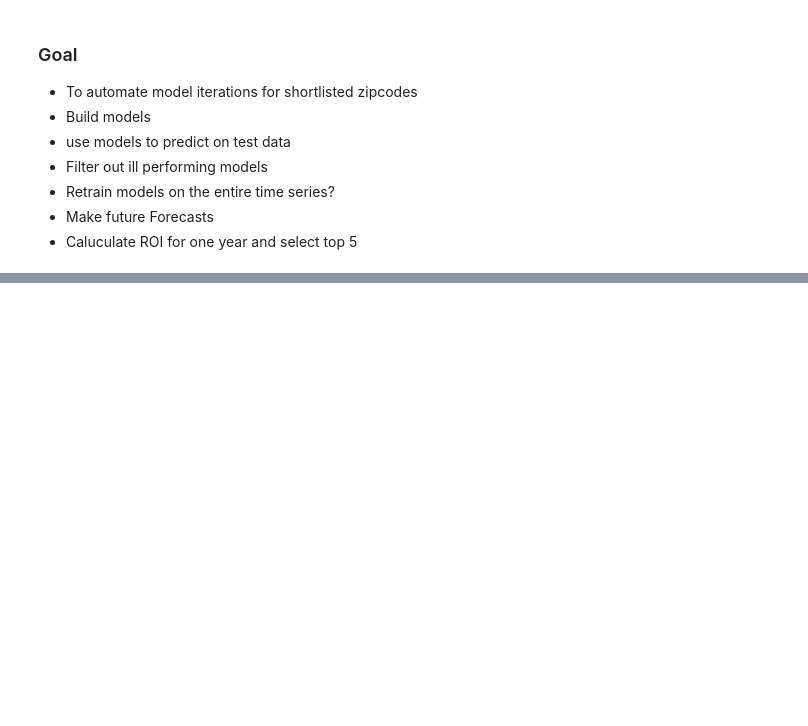
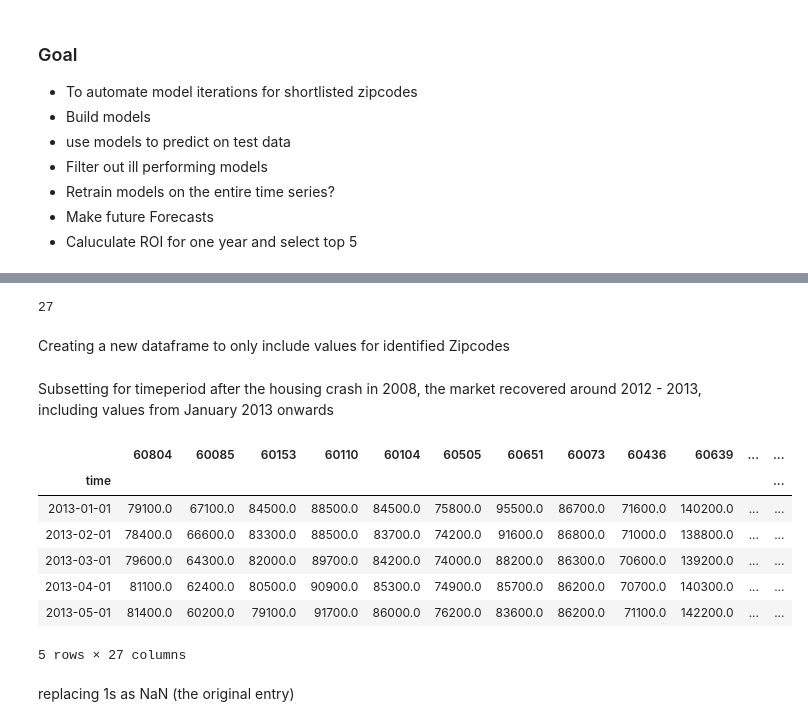
Before and after one commit to mattcarr17/time_series_project, a Jupyter notebook: notebooks/exploratory/04_ll_models.ipynb, the cells around one changed output, grey strips where cells are left out. Cells and saved outputs as stored; diff of their text form; code cells hidden in the pictures; blank space fills up the shorter version.

```diff
--- a/notebooks/exploratory/04_ll_models.ipynb
+++ b/notebooks/exploratory/04_ll_models.ipynb
@@ -120,0 +71,3 @@ sorted_list = sorted(dict_name, key= lambda x: x[1], reverse=True)
+# %%
+roi5_regions = top_15_ROI5.values
+roi2_regions = top_15_ROI2.values
@@ -120,0 +76,35 @@ sorted_list = sorted(dict_name, key= lambda x: x[1], reverse=True)
+# %%
+regions = []
+for region in roi5_regions:
+    regions.append(region)
+for region in roi2_regions:
+    if region not in regions:
+        regions.append(region)
+len(regions)
+# %% [output]
+27
+# %% [markdown]
+Creating a new dataframe to only include values for identified Zipcodes
+# %%
+chicago_top_27 = pd.DataFrame()
+chicago_top_27['time'] = pd.date_range(start='1996-04-01', end='2018-04-01', freq='MS')
+chicago_top_27.set_index('time', inplace=True)
+for region in regions:
+    chicago_top_27[region] = melted_df[melted_df['RegionName'] == region].value.values
+# %% [markdown]
+Subsetting for timeperiod after the housing crash in 2008, the market recovered around 2012 - 2013, including values from January 2013 onwards
+# %%
+data = chicago_top_27['2013':]
+# %%
+data.head()
+# %% [output]
+|  | 60804 | 60085 | 60153 | 60110 | 60104 | 60505 | 60651 | 60073 | 60436 | 60639 | ... | ... |
+| time |  |  |  |  |  |  |  |  |  |  |  | ... |
+| 2013-01-01 | 79100.0 | 67100.0 | 84500.0 | 88500.0 | 84500.0 | 75800.0 | 95500.0 | 86700.0 | 71600.0 | 140200.0 | ... | ... |
+| 2013-02-01 | 78400.0 | 66600.0 | 83300.0 | 88500.0 | 83700.0 | 74200.0 | 91600.0 | 86800.0 | 71000.0 | 138800.0 | ... | ... |
+| 2013-03-01 | 79600.0 | 64300.0 | 82000.0 | 89700.0 | 84200.0 | 74000.0 | 88200.0 | 86300.0 | 70600.0 | 139200.0 | ... | ... |
+| 2013-04-01 | 81100.0 | 62400.0 | 80500.0 | 90900.0 | 85300.0 | 74900.0 | 85700.0 | 86200.0 | 70700.0 | 140300.0 | ... | ... |
+| 2013-05-01 | 81400.0 | 60200.0 | 79100.0 | 91700.0 | 86000.0 | 76200.0 | 83600.0 | 86200.0 | 71100.0 | 142200.0 | ... | ... |
+5 rows × 27 columns
+# %% [markdown]
+replacing 1s as NaN (the original entry)
```
Also changed, not shown: parts of 64 cells of this notebook, 6 other files.
